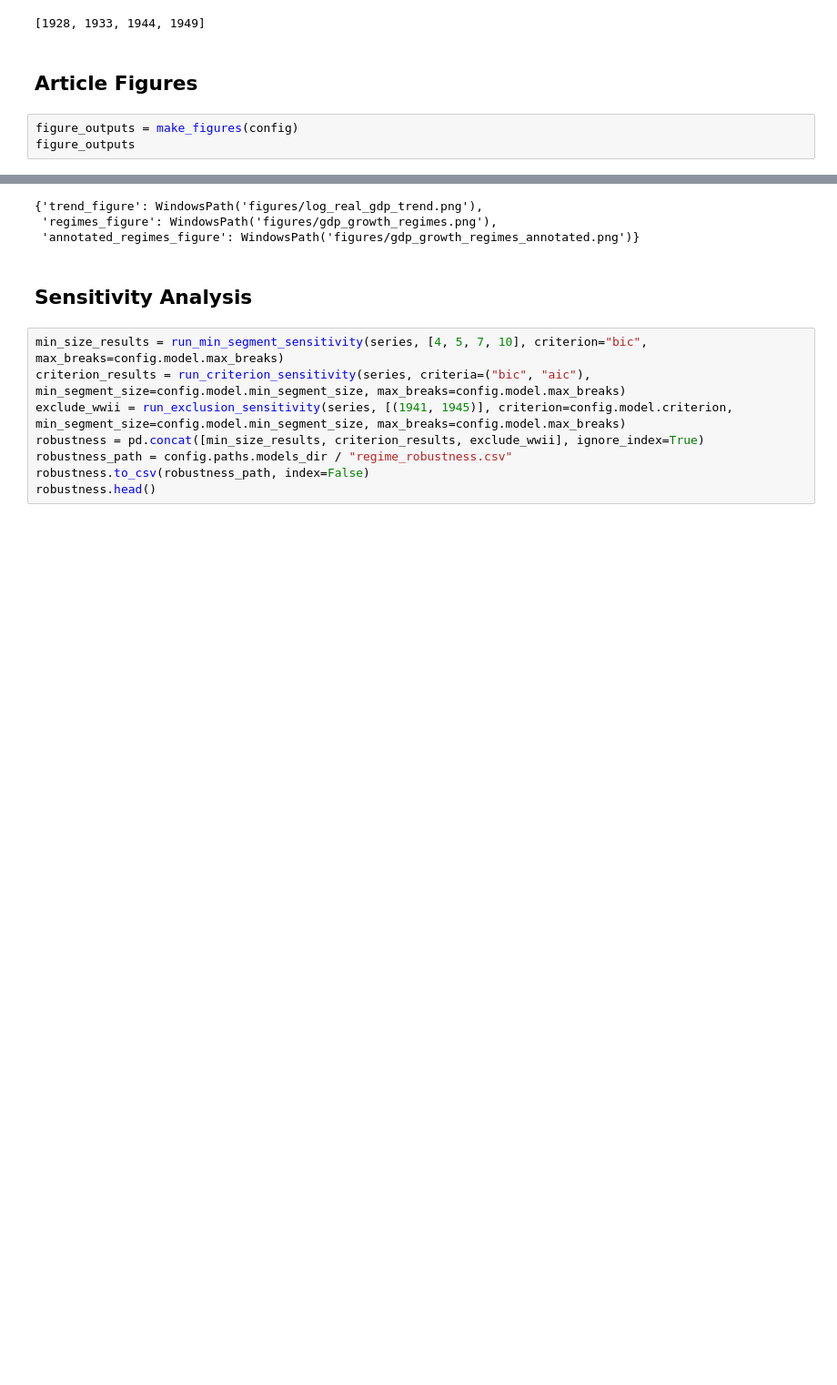
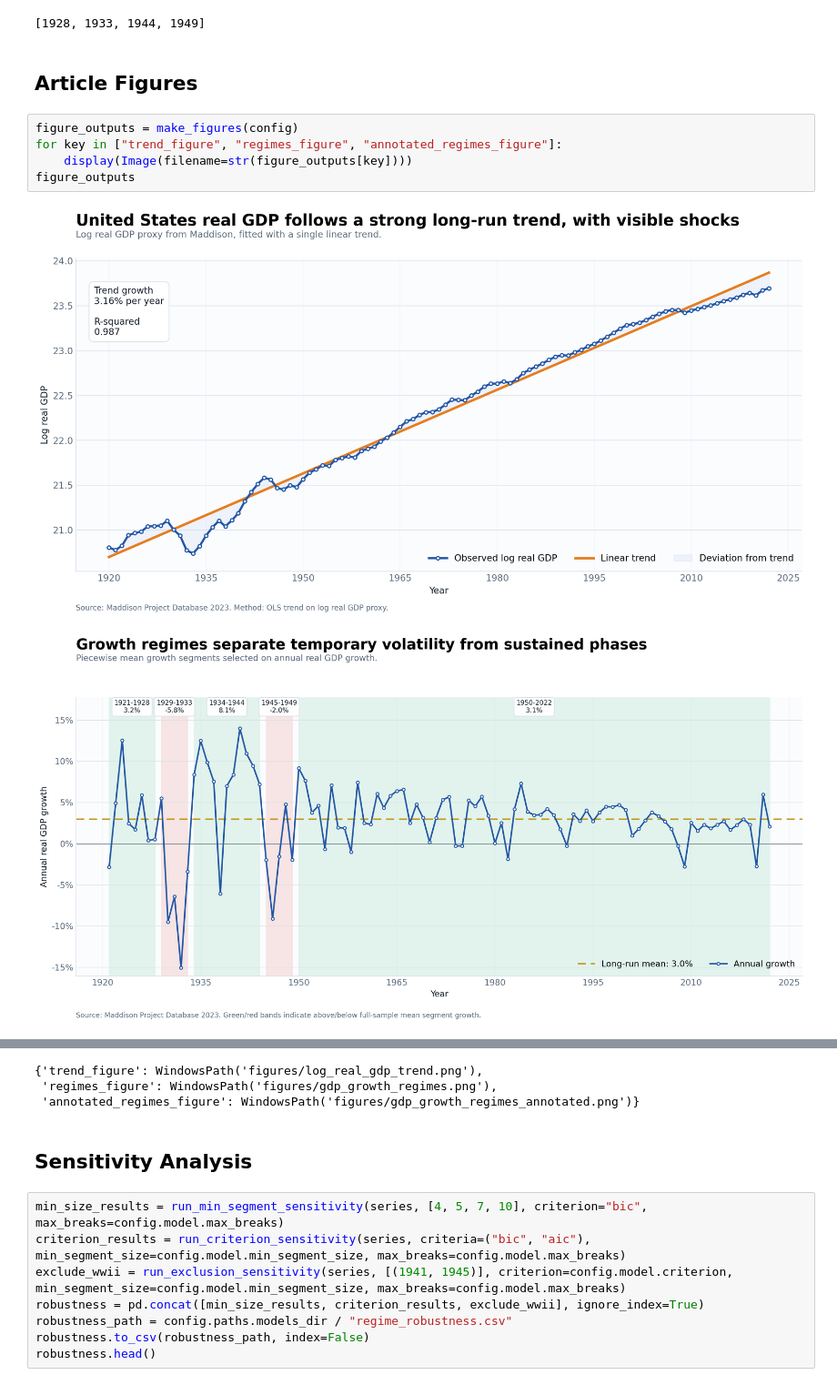
Before and after one commit to DiogoRibeiro7/us-gdp-regime-1920, a Jupyter notebook: notebooks/02_regression_piecewise_regimes.ipynb, the cells around one changed output, grey strips where cells are left out. Shown at 91% size. Drawn from its saved outputs; the diff is of its cells as text; blank space fills up the shorter version.

```diff
--- a/notebooks/02_regression_piecewise_regimes.ipynb
+++ b/notebooks/02_regression_piecewise_regimes.ipynb
@@ -112,5 +105,9 @@ break_years
 ## Article Figures
 # %%
 figure_outputs = make_figures(config)
+for key in ["trend_figure", "regimes_figure", "annotated_regimes_figure"]:
+    display(Image(filename=str(figure_outputs[key])))
 figure_outputs
 # %% [output]
+[figure, added]
+[figure, added]
```
Also changed, not shown: parts of 5 cells of this notebook, 6 other files.
